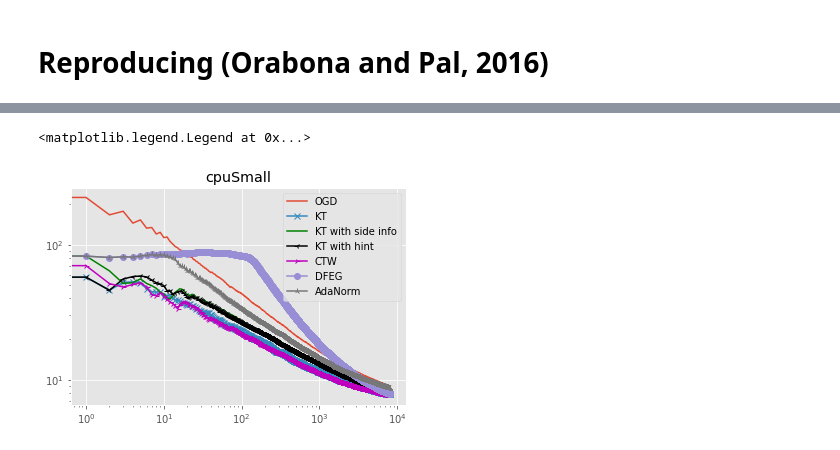
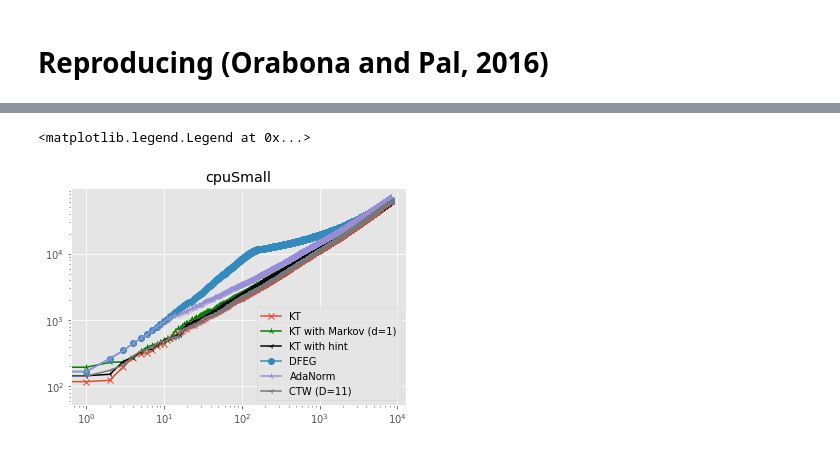
Before and after one commit to jongharyu/olo-with-side-information, a Jupyter notebook: notebooks/linear_regression.ipynb, the cells around one changed output, grey strips where cells are left out. Saved outputs shown, nothing was run; the diff lists cells and outputs as text; code cells hidden in the pictures.

```diff
--- a/notebooks/linear_regression.ipynb
+++ b/notebooks/linear_regression.ipynb
@@ -32,18 +36,27 @@ coin = CoinBetting(init_wealth=100).fit(X, y)
+# %%
+init_wealth = 100
+coin = CoinBetting(dim=dim, init_wealth=init_wealth).fit_batch(X, y)
+# %%
+quantizer_vector = np.zeros(data.X.shape[1])
+quantizer_vector[-1] = 1
 # %%
-quantizer_vector = np.zeros(data.X.shape[1])
-quantizer_vector[0] = 1
-
-coin_side_information = CoinBettingWithFixedDepthSideInformation(
-    init_wealth=100, quantizer_vector=quantizer_vector, depth=1).fit(X, y)
+depths = np.arange(1, 24, 2)
+coin_side_information = dict()
+for depth in depths:
+    coin_side_information[depth] = CoinBettingWithFixedDepthSideInformation(
+        dim=dim, init_wealth=init_wealth, quantizer_vector=quantizer_vector, depth=depth).fit_batch(X, y)
 
 coin_hint = CoinBettingWithQuantizedHint(
-    init_wealth=100, quantizer_vector=quantizer_vector).fit(X, y)
+    dim=dim,
+    init_wealth=init_wealth,
+    quantizer_vector=quantizer_vector).fit_batch(X, y)
 # %%
 ctws = dict()
-max_depths = np.arange(1, 16)
+max_depths = np.arange(1, 24, 2)
 for max_depth in max_depths:
     ctws[max_depth] = ContextTreeWeighting(
-        init_wealth=100,
+        dim=dim,
+        init_wealth=init_wealth,
         quantizer_vector=quantizer_vector,
-        max_depth=max_depth).fit(X, y)
+        max_depth=max_depth).fit_batch(X, y)
 # %%
@@ -80,17 +106,16 @@ plt.ticklabel_format(axis='y', style='sci', scilimits=(0,0))
 # %%
 T = data.X.shape[0]
 ts = np.arange(1, T+1)
-plt.plot(ogds[lr_scales[15]].losses.cumsum() / ts, label='OGD')
-plt.plot(coin.losses.cumsum() / ts, 'x-', label='KT')
-plt.plot(coin_side_information.losses.cumsum() / ts, 'g-', label='KT with side info')
-plt.plot(coin_hint.losses.cumsum() / ts, color='k', marker='3', label='KT with hint')
-plt.plot(ctw.losses.cumsum() / ts, color='m', marker='4', label='CTW')
-plt.plot(dfeg.losses.cumsum() / ts, 'o-', label='DFEG')
-plt.plot(adanorm.losses.cumsum() / ts, '2-', label='AdaNorm')
+plt.plot(coin.losses.cumsum(), 'x-', label='KT')
+plt.plot(coin_side_information[depths[0]].losses.cumsum(), color='g', marker='2', label='KT with Markov (d={})'.format(depths[0]))
+plt.plot(coin_hint.losses.cumsum(), color='k', marker='3', label='KT with hint')
+plt.plot(dfeg.losses.cumsum(), 'o-', label='DFEG')
+plt.plot(adanorm.losses.cumsum(), '2-', label='AdaNorm')
+plt.plot(ctws[max_depths[5]].losses.cumsum(), '3-', label='CTW (D={})'.format(max_depths[5]))
 plt.title(data.name)
 plt.xscale('log')
 plt.yscale('log')
 plt.legend()
 # %% [output]
 <matplotlib.legend.Legend at 0x...>
-[figure, old version]
+[figure, new version]
```
Also changed, not shown: parts of 9 cells of this notebook, 1 other file.
